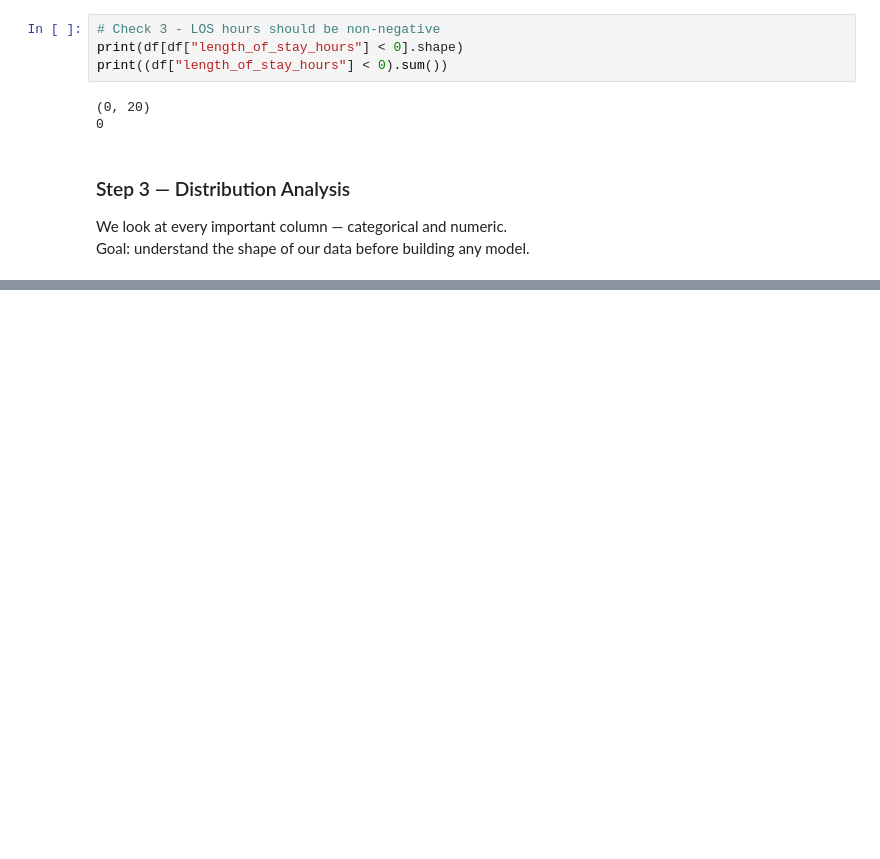
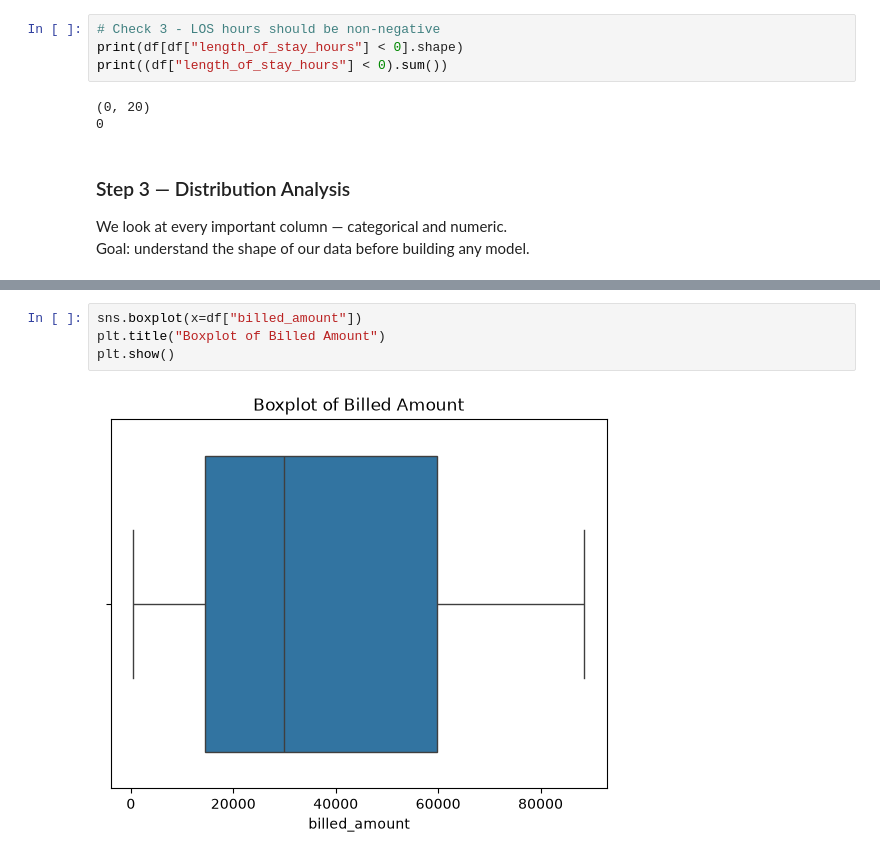
Before and after one commit to Japyh/healthcare-ai-pipeline, a Jupyter notebook: notebooks/Phase2_EDA.ipynb, the cells around one changed output, grey strips where cells are left out. Drawn from its saved outputs; the diff is of its cells as text; blank space fills up the shorter version.

```diff
--- a/notebooks/Phase2_EDA.ipynb
+++ b/notebooks/Phase2_EDA.ipynb
@@ -235,0 +304,6 @@ plt.show()
+# %%
+sns.boxplot(x=df["billed_amount"])
+plt.title("Boxplot of Billed Amount")
+plt.show()
+# %% [output]
+[figure, added]
```
Also changed, not shown: parts of 43 cells of this notebook, 6 other files.
